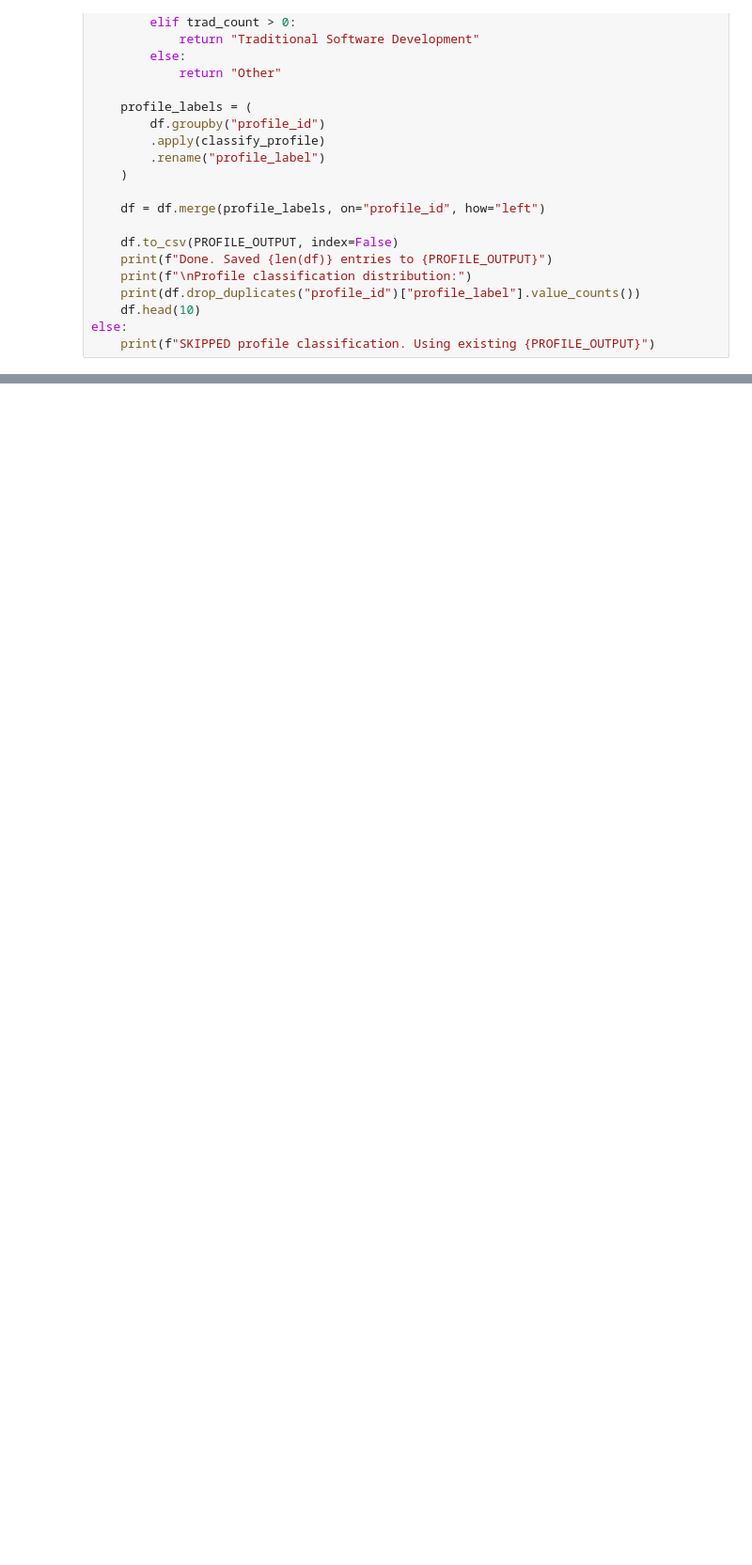
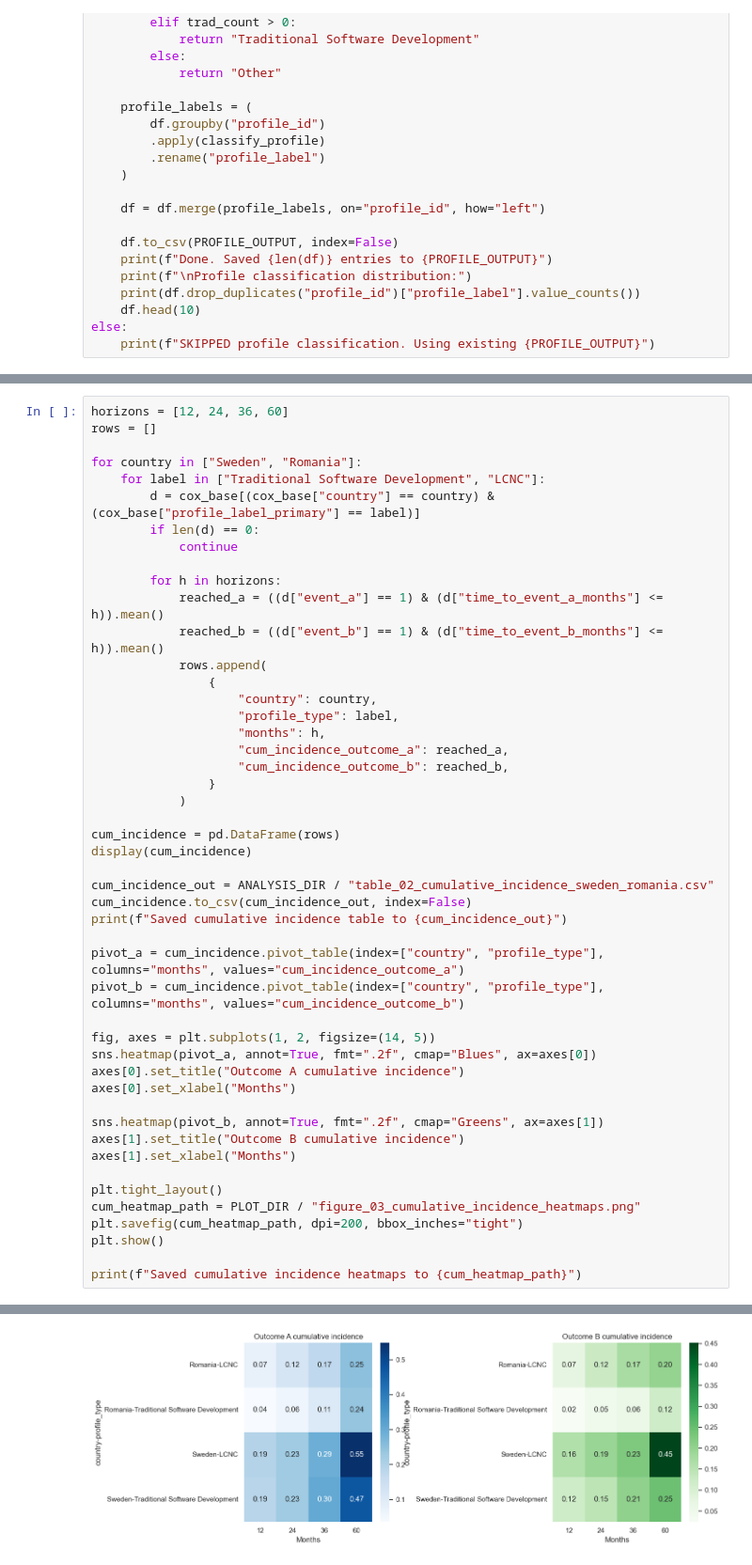
Before and after one commit to cupcakecaro/Gender_Ineuqality_in_Software_Development, a Jupyter notebook: notebooks/pipeline.ipynb, the cells around one changed output, grey strips where cells are left out. Shown at 94% size. Drawn from its saved outputs; the diff is of its cells as text; blank space fills up the shorter version.

```diff
--- a/notebooks/pipeline.ipynb
+++ b/notebooks/pipeline.ipynb
@@ -524,0 +1025,49 @@ else:
+# %%
+horizons = [12, 24, 36, 60]
+rows = []
+
+for country in ["Sweden", "Romania"]:
+    for label in ["Traditional Software Development", "LCNC"]:
+        d = cox_base[(cox_base["country"] == country) & (cox_base["profile_label_primary"] == label)]
+        if len(d) == 0:
+            continue
+
+        for h in horizons:
+            reached_a = ((d["event_a"] == 1) & (d["time_to_event_a_months"] <= h)).mean()
+            reached_b = ((d["event_b"] == 1) & (d["time_to_event_b_months"] <= h)).mean()
+            rows.append(
+                {
+                    "country": country,
+                    "profile_type": label,
+                    "months": h,
+                    "cum_incidence_outcome_a": reached_a,
+                    "cum_incidence_outcome_b": reached_b,
+                }
+            )
+
+cum_incidence = pd.DataFrame(rows)
+display(cum_incidence)
+
+cum_incidence_out = ANALYSIS_DIR / "table_02_cumulative_incidence_sweden_romania.csv"
+cum_incidence.to_csv(cum_incidence_out, index=False)
+print(f"Saved cumulative incidence table to {cum_incidence_out}")
+
+pivot_a = cum_incidence.pivot_table(index=["country", "profile_type"], columns="months", values="cum_incidence_outcome_a")
+pivot_b = cum_incidence.pivot_table(index=["country", "profile_type"], columns="months", values="cum_incidence_outcome_b")
+
+fig, axes = plt.subplots(1, 2, figsize=(14, 5))
+sns.heatmap(pivot_a, annot=True, fmt=".2f", cmap="Blues", ax=axes[0])
+axes[0].set_title("Outcome A cumulative incidence")
+axes[0].set_xlabel("Months")
+
+sns.heatmap(pivot_b, annot=True, fmt=".2f", cmap="Greens", ax=axes[1])
+axes[1].set_title("Outcome B cumulative incidence")
+axes[1].set_xlabel("Months")
+
+plt.tight_layout()
+cum_heatmap_path = PLOT_DIR / "figure_03_cumulative_incidence_heatmaps.png"
+plt.savefig(cum_heatmap_path, dpi=200, bbox_inches="tight")
+plt.show()
+
+print(f"Saved cumulative incidence heatmaps to {cum_heatmap_path}")
+# %% [output]
@@ -524,0 +1092 @@ else:
+[figure, added]
```
Also changed, not shown: parts of 24 cells of this notebook, 32 other files.
